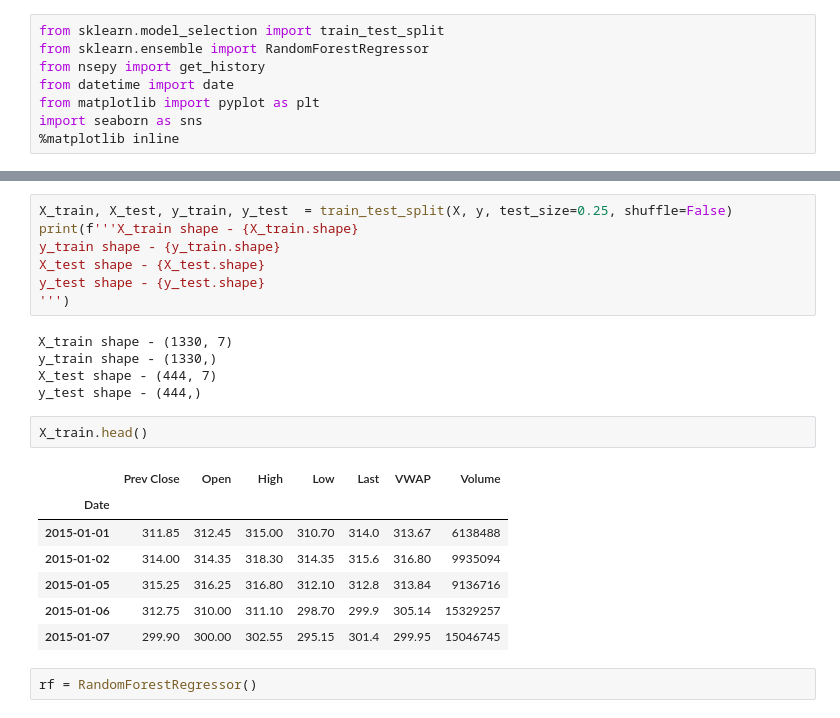
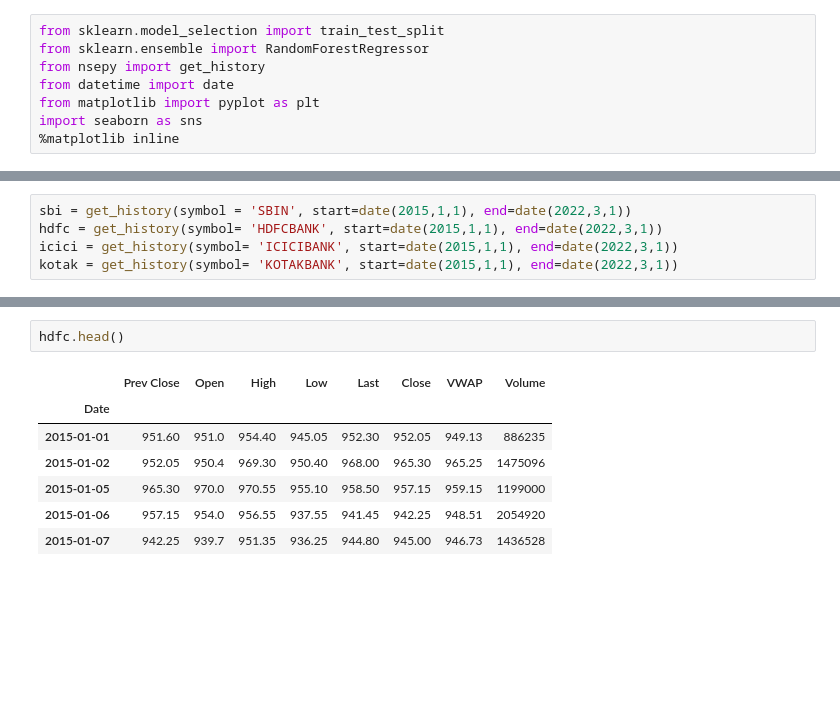
Before and after one commit to Naveen-004/Mini-Project, a Jupyter notebook: Stock_price.ipynb, the cells around one changed output, grey strips where cells are left out. Saved outputs shown, nothing was run; the diff lists cells and outputs as text; blank space fills up the shorter version.

```diff
--- a/Stock_price.ipynb
+++ b/Stock_price.ipynb
@@ -19,0 +9,5 @@ sbi.head()
+# %%
+sbi = get_history(symbol = 'SBIN', start=date(2015,1,1), end=date(2022,3,1))
+hdfc = get_history(symbol= 'HDFCBANK', start=date(2015,1,1), end=date(2022,3,1))
+icici = get_history(symbol= 'ICICIBANK', start=date(2015,1,1), end=date(2022,3,1))
+kotak = get_history(symbol= 'KOTAKBANK', start=date(2015,1,1), end=date(2022,3,1))
@@ -75,24 +28,10 @@ X.head()
-# %%
-X_train, X_test, y_train, y_test  = train_test_split(X, y, test_size=0.25, shuffle=False)
-print(f'''X_train shape - {X_train.shape}
-y_train shape - {y_train.shape}
-X_test shape - {X_test.shape}
-y_test shape - {y_test.shape}
-''')
-# %% [output]
-X_train shape - (1330, 7)
-y_train shape - (1330,)
-X_test shape - (444, 7)
-y_test shape - (444,)
 # %%
-X_train.head()
+hdfc.head()
 # %% [output]
-|  | Prev Close | Open | High | Low | Last | VWAP | Volume |
-| Date |  |  |  |  |  |  |  |
-| 2015-01-01 | 311.85 | 312.45 | 315.00 | 310.70 | 314.0 | 313.67 | 6138488 |
-| 2015-01-02 | 314.00 | 314.35 | 318.30 | 314.35 | 315.6 | 316.80 | 9935094 |
-| 2015-01-05 | 315.25 | 316.25 | 316.80 | 312.10 | 312.8 | 313.84 | 9136716 |
-| 2015-01-06 | 312.75 | 310.00 | 311.10 | 298.70 | 299.9 | 305.14 | 15329257 |
-| 2015-01-07 | 299.90 | 300.00 | 302.55 | 295.15 | 301.4 | 299.95 | 15046745 |
+|  | Prev Close | Open | High | Low | Last | Close | VWAP | Volume |
+| Date |  |  |  |  |  |  |  |  |
+| 2015-01-01 | 951.60 | 951.0 | 954.40 | 945.05 | 952.30 | 952.05 | 949.13 | 886235 |
+| 2015-01-02 | 952.05 | 950.4 | 969.30 | 950.40 | 968.00 | 965.30 | 965.25 | 1475096 |
+| 2015-01-05 | 965.30 | 970.0 | 970.55 | 955.10 | 958.50 | 957.15 | 959.15 | 1199000 |
+| 2015-01-06 | 957.15 | 954.0 | 956.55 | 937.55 | 941.45 | 942.25 | 948.51 | 2054920 |
+| 2015-01-07 | 942.25 | 939.7 | 951.35 | 936.25 | 944.80 | 945.00 | 946.73 | 1436528 |
-# %%
-rf = RandomForestRegressor()
```
Also changed, not shown: parts of 12 cells of this notebook.
